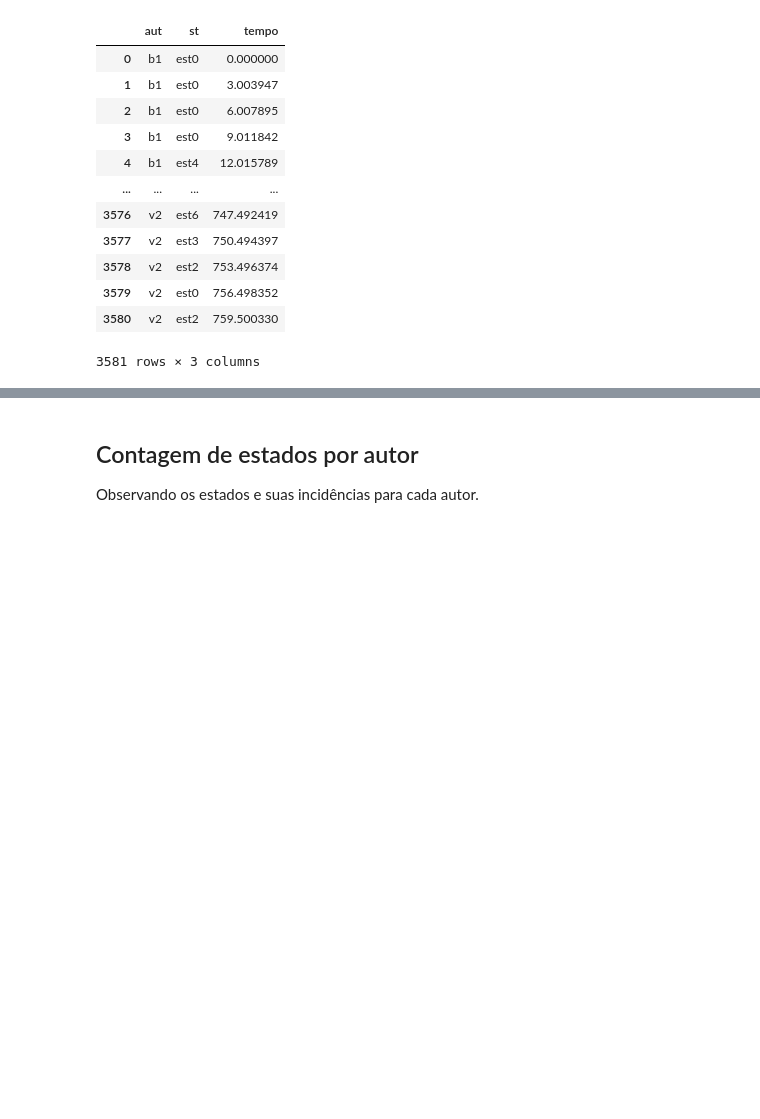
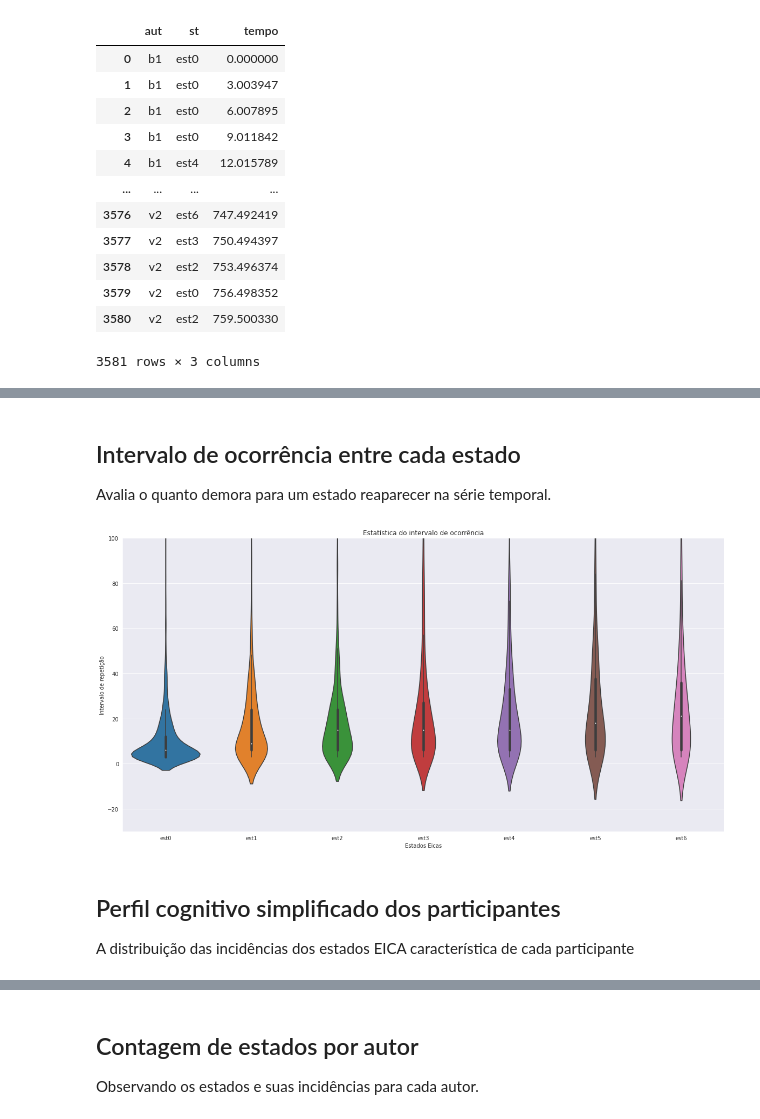
Before and after one commit to labase/data_edu, a Jupyter notebook: ipnb/organelas_eica.ipynb, the cells around one changed output, grey strips where cells are left out. Drawn from its saved outputs; the diff is of its cells as text; code cells hidden in the pictures; blank space fills up the shorter version.

```diff
--- a/ipnb/organelas_eica.ipynb
+++ b/ipnb/organelas_eica.ipynb
@@ -158,0 +177,14 @@ df_states
+# %% [markdown]
+## Intervalo de ocorrência entre cada estado
+Avalia o quanto demora para um estado reaparecer na série temporal.
+# %%
+df_states["interval"] = df_states.groupby(["aut", "st"]).tempo.diff()
+# df_states
+sns.violinplot(x="st", y="interval", data=df_states, order=[f"est{v}" for v in range(7)]).set(
+    ylim=(-30,100), title="Estatística do intervalo de ocorrência", xlabel="Estados Eicas", ylabel="Intervalo de repetição")
+plt.gcf().set_size_inches(20, 10)
+# %% [output]
+[figure, added]
+# %% [markdown]
+## Perfil cognitivo simplificado dos participantes
+A distribuição das incidências dos estados EICA característica de cada participante
```
Also changed, not shown: parts of 8 cells of this notebook, 1 other file.
